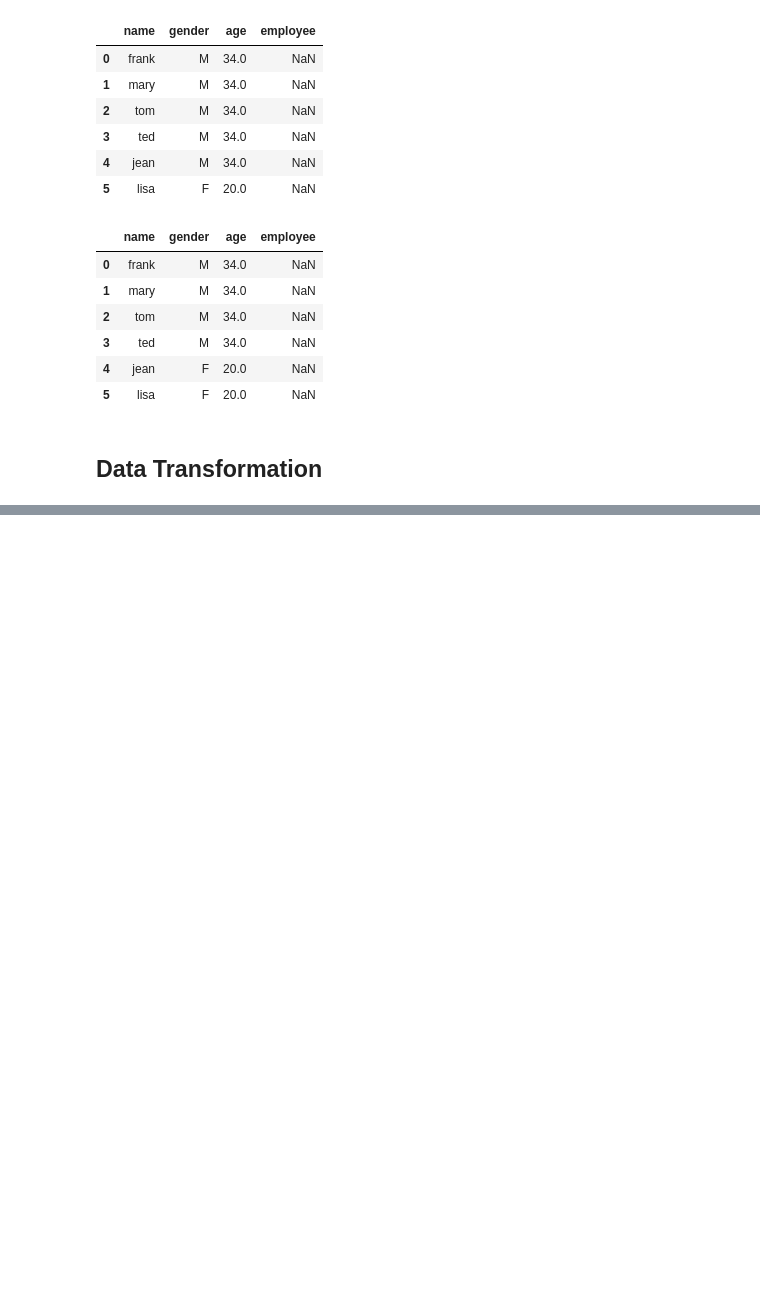
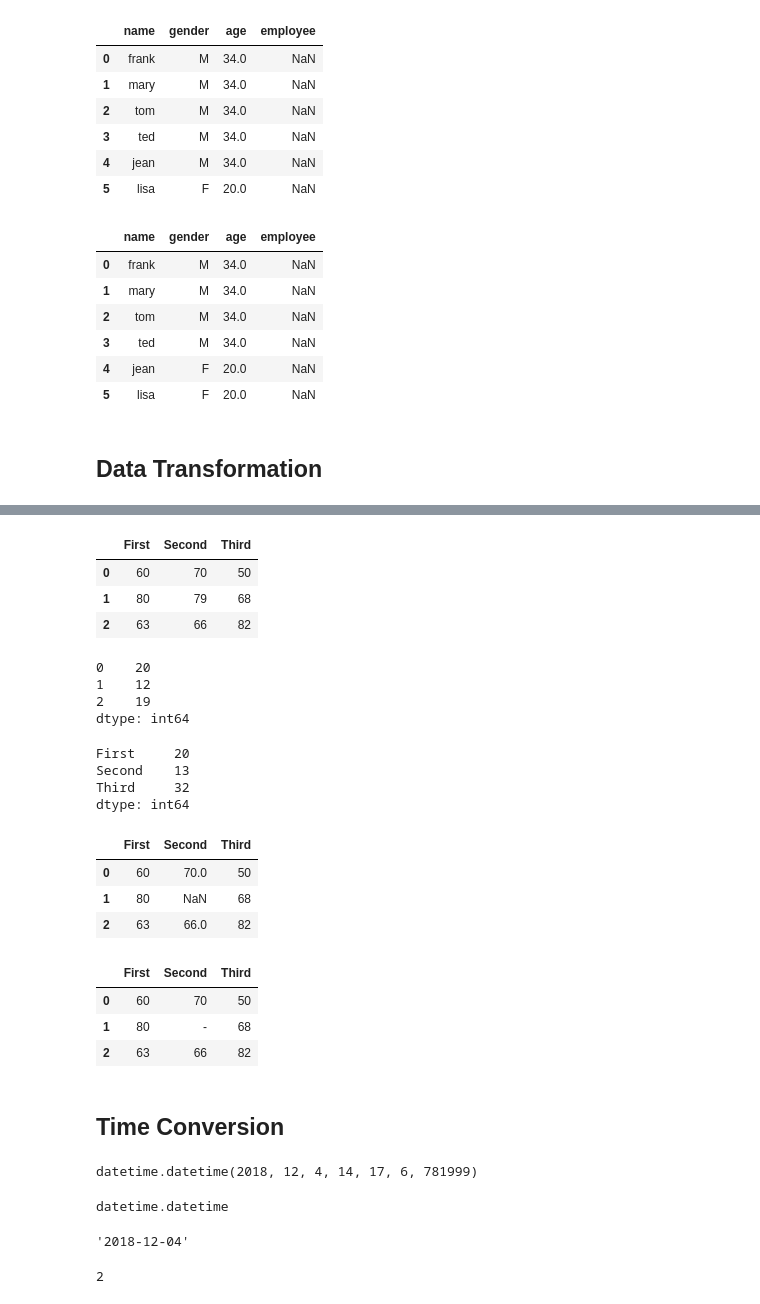
Before and after one commit to ywchiu/cathaybkpython, a Jupyter notebook: Demo20181204.ipynb, the cells around one changed output, grey strips where cells are left out. Saved outputs shown, nothing was run; the diff lists cells and outputs as text; code cells hidden in the pictures; blank space fills up the shorter version.

```diff
--- a/Demo20181204.ipynb
+++ b/Demo20181204.ipynb
@@ -984,0 +1098,28 @@ df.head()
+# %%
+df = pandas.DataFrame(\
+[\
+   [60,70,50],\
+   [80,79,68],\
+   [63,66,82]], \
+  columns = ['First', 'Second', 'Third'])
+# %%
+df
+# %% [output]
+|  | First | Second | Third |
+| 0 | 60 | 70 | 50 |
+| 1 | 80 | 79 | 68 |
+| 2 | 63 | 66 | 82 |
+# %%
+df.apply(lambda e: e.max() - e.min(), axis = 1)
+# %% [output]
+0    20
+1    12
+2    19
+dtype: int64
+# %%
+df.apply(lambda e: e.max() - e.min(), axis = 0)
+# %% [output]
+First     20
+Second    13
+Third     32
+dtype: int64
@@ -984,0 +1133,38 @@ df.head()
+# %%
+df
+# %% [output]
+|  | First | Second | Third |
+| 0 | 60 | 70.0 | 50 |
+| 1 | 80 | NaN | 68 |
+| 2 | 63 | 66.0 | 82 |
+# %%
+import numpy as np
+df.applymap(lambda e: '-' if pandas.isnull(e) else e)
+# %% [output]
+|  | First | Second | Third |
+| 0 | 60 | 70 | 50 |
+| 1 | 80 | - | 68 |
+| 2 | 63 | 66 | 82 |
+# %% [markdown]
+## Time Conversion
+# %%
+from datetime import datetime
+current_time = datetime.now()
+current_time
+# %% [output]
+datetime.datetime(2018, 12, 4, 14, 17, 6, 781999)
+# %%
+type(current_time)
+# %% [output]
+datetime.datetime
+# %%
+# convert datetime obj to str
+current_time.strftime('%Y-%m-%d')
+# %% [output]
+'2018-12-04'
+# %%
+from __future__ import print_function
+#print 2
+print(2)
+# %% [output]
+2
```
Also changed, not shown: parts of 30 cells of this notebook.
